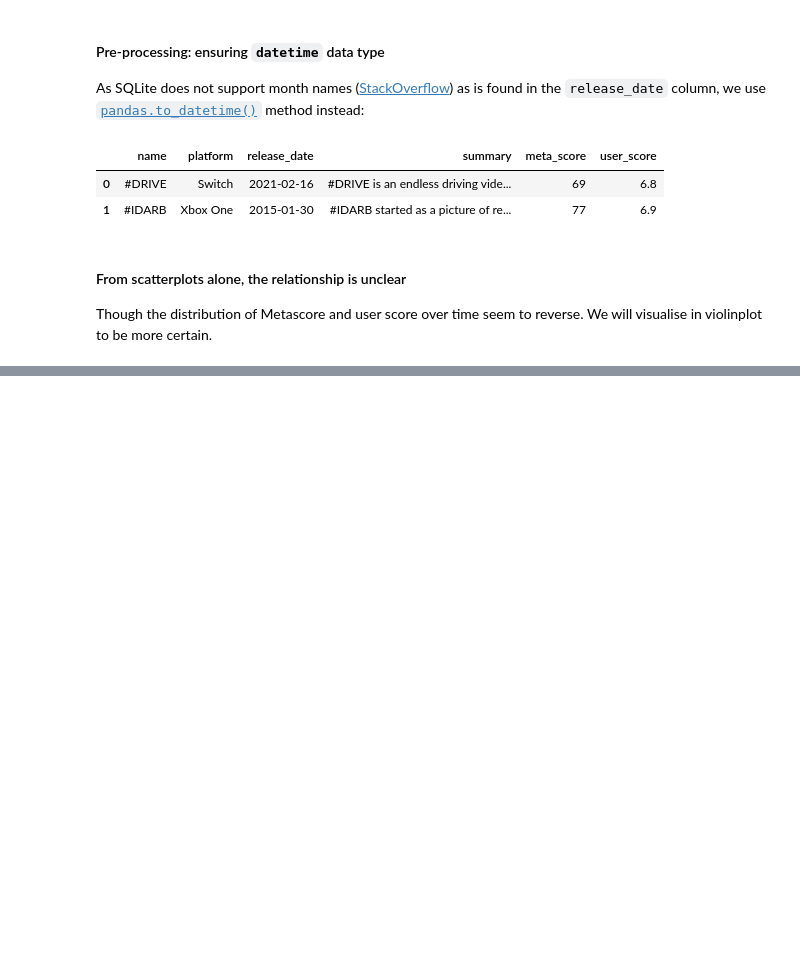
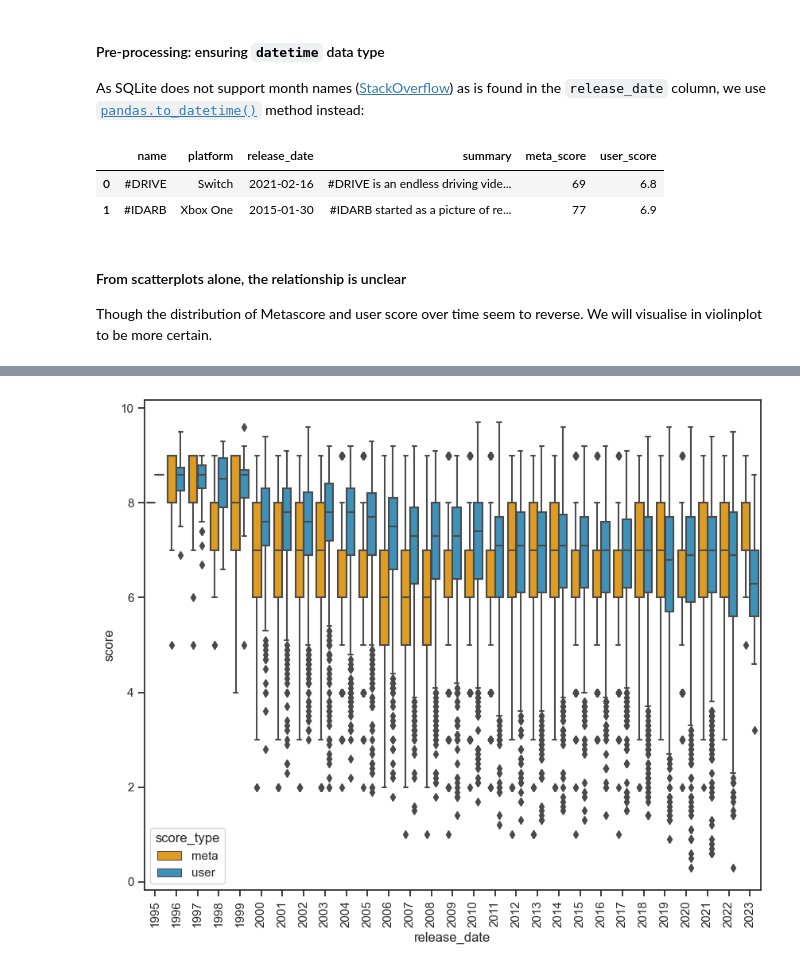
Before and after one commit to henrylin03/video-games, a Jupyter notebook: analysis.ipynb, the cells around one changed output, grey strips where cells are left out. Cells and saved outputs as stored; diff of their text form; code cells hidden in the pictures; blank space fills up the shorter version.

```diff
--- a/analysis.ipynb
+++ b/analysis.ipynb
@@ -553,3 +559,17 @@ plt.show()
 # %%
-# sns.violinplot(x=merged_df.release_date.dt.year, y=merged_df.meta_score)
-# plt.show()
+scores_stacked_df["release_date"] = pd.to_datetime(
+    scores_stacked_df.release_date, format="%B %d, %Y"
+)
+
+plt.figure(figsize=(10, 8))
+sns.boxplot(
+    data=scores_stacked_df,
+    x=scores_stacked_df.release_date.dt.year,
+    y="score",
+    hue="score_type",
+    palette=["orange", "#2998cd"],
+)
+plt.xticks(rotation=90)
+plt.show()
+# %% [output]
+[figure, added]
```
Also changed, not shown: parts of 4 cells of this notebook.
